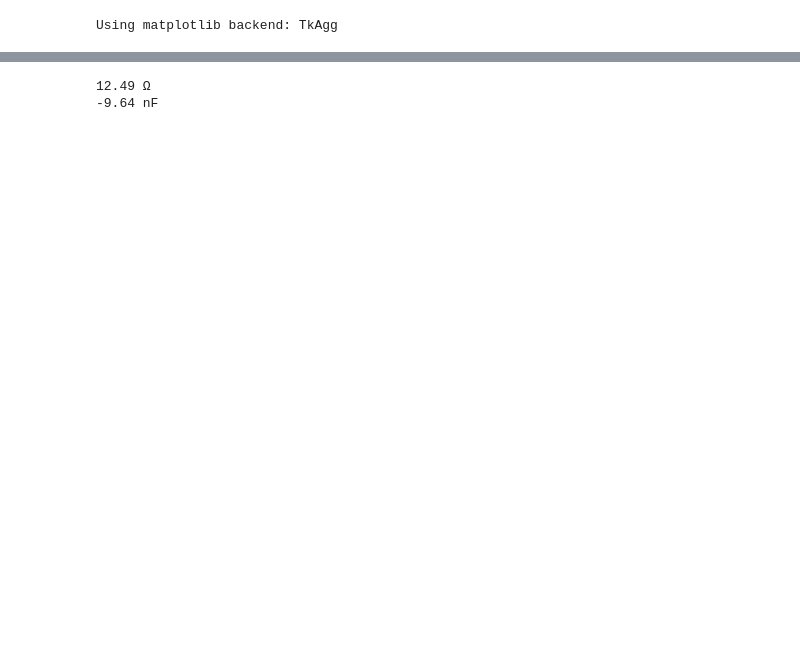
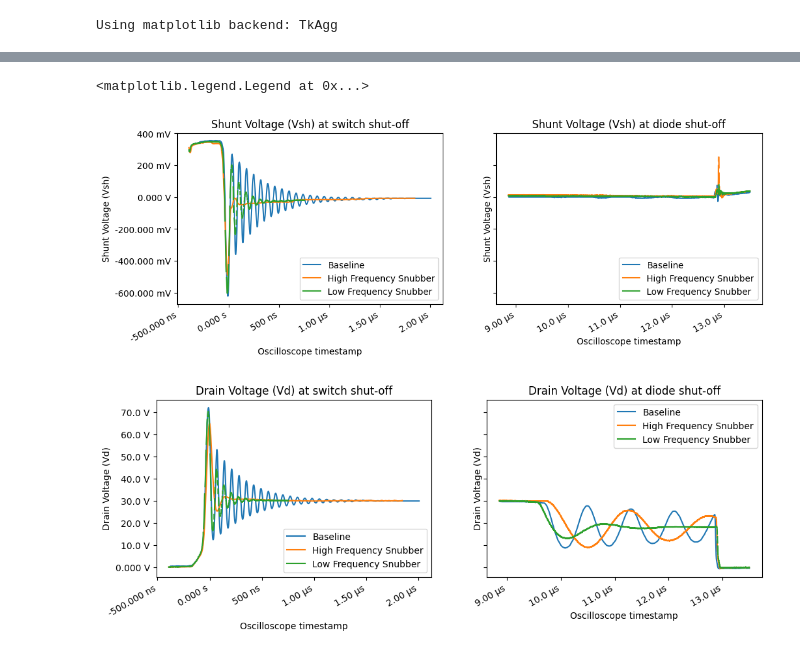
Before and after one commit to ianeyk/power-electronics, a Jupyter notebook: Lab 7/Lab7_report.ipynb, the cells around one changed output, grey strips where cells are left out. Drawn from its saved outputs; the diff is of its cells as text; code cells hidden in the pictures; blank space fills up the shorter version.

Commit message:
add lab 7 oscilloscope data and analysis

```diff
--- a/Lab 7/Lab7_report.ipynb
+++ b/Lab 7/Lab7_report.ipynb
@@ -501,23 +52,40 @@ I inserted my values into the model below. When I plugged in the values calculat
-# %%
-Vclamp = 50 * units.volt
-Vout = 10 * units.volt
-Kcp = Vclamp / Vout
-Vpeak = 300 * units.millivolt
-Rshunt = 0.05 * units.ohm
-Ipeak = Vpeak / Rshunt
-L = 0.61e-6 * 1.05 * units.henry
-W = 1 / 2 * Ipeak ** 2 * L * (Kcp / (Kcp - 1))
-Ts = high_freq_period * units.second
-P = W / Ts
-Rclamp = Vclamp ** 2 / P
-
-print(Rclamp.to(units.ohm))
-
-delta = 0.2
-Cclamp = 1 / (Rclamp * delta) * (Ts - Ipeak * L / (Vclamp - Vout))
-print(Cclamp.to(units.nanofarad))
-
-# 10 ohm, 10nF capacitor
-# %% [output]
-12.49 Ω
--9.64 nF
+# %%
+# Vshunt
+df_hf_zoom = df_hf
+df_lf_zoom = df_lf[(df_lf["t"] > 8e-6) & (df_lf["t"] < 13.5e-6)]
+
+fig, (ax1, ax2) = plt.subplots(nrows = 1, ncols = 2, sharex = False, sharey = True, figsize = (12, 4))
+fig.autofmt_xdate()
+helper.axes_labels("Oscilloscope timestamp", "s", "Shunt Voltage (Vsh)", "V", title = "Shunt Voltage (Vsh) at switch shut-off", ax = ax1)
+ax1.plot(df_hf_zoom["t"], df_hf_zoom["Vsh_baseline_hf"], label = "Baseline")
+ax1.plot(df_hf_zoom["t"], df_hf_zoom["Vsh_hf_snub_hf"], label = "High Frequency Snubber")
+ax1.plot(df_hf_zoom["t"], df_hf_zoom["Vsh_lf_snub_hf"], label = "Low Frequency Snubber")
+ax1.legend(loc = "lower right")
+
+helper.axes_labels("Oscilloscope timestamp", "s", "Shunt Voltage (Vsh)", "V", title = "Shunt Voltage (Vsh) at diode shut-off", ax = ax2)
+ax2.plot(df_lf_zoom["t"], df_lf_zoom["Vsh_baseline_lf"], label = "Baseline")
+ax2.plot(df_lf_zoom["t"], df_lf_zoom["Vsh_hf_snub_lf"], label = "High Frequency Snubber")
+ax2.plot(df_lf_zoom["t"], df_lf_zoom["Vsh_lf_snub_lf"], label = "Low Frequency Snubber")
+ax2.legend(loc = "lower right")
+
+# Vd
+df_hf_zoom = df_hf
+df_lf_zoom = df_lf[(df_lf["t"] > 8e-6) & (df_lf["t"] < 13.5e-6)]
+
+fig, (ax1, ax2) = plt.subplots(nrows = 1, ncols = 2, sharex = False, sharey = True, figsize = (12, 4))
+fig.autofmt_xdate()
+helper.axes_labels("Oscilloscope timestamp", "s", "Drain Voltage (Vd)", "V", title = "Drain Voltage (Vd) at switch shut-off", ax = ax1)
+ax1.plot(df_hf_zoom["t"], df_hf_zoom["Vd_baseline_hf"], label = "Baseline")
+ax1.plot(df_hf_zoom["t"], df_hf_zoom["Vd_hf_snub_hf"], label = "High Frequency Snubber")
+ax1.plot(df_hf_zoom["t"], df_hf_zoom["Vd_lf_snub_hf"], label = "Low Frequency Snubber")
+ax1.legend(loc = "lower right")
+
+helper.axes_labels("Oscilloscope timestamp", "s", "Drain Voltage (Vd)", "V", title = "Drain Voltage (Vd) at diode shut-off", ax = ax2)
+ax2.plot(df_lf_zoom["t"], df_lf_zoom["Vd_baseline_lf"], label = "Baseline")
+ax2.plot(df_lf_zoom["t"], df_lf_zoom["Vd_hf_snub_lf"], label = "High Frequency Snubber")
+ax2.plot(df_lf_zoom["t"], df_lf_zoom["Vd_lf_snub_lf"], label = "Low Frequency Snubber")
+ax2.legend(loc = "upper right")
+# %% [output]
+<matplotlib.legend.Legend at 0x...>
+[figure, added]
+[figure, added]
```
Also changed, not shown: parts of 18 cells of this notebook, 19 other files.
